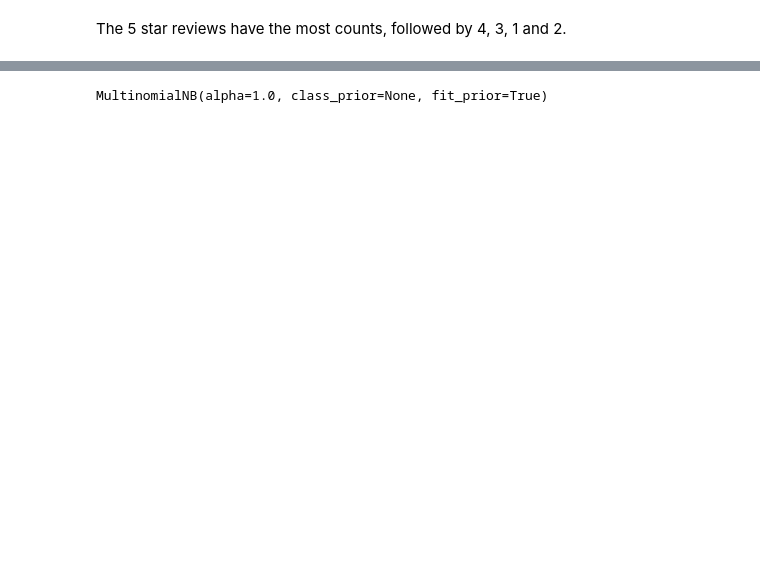
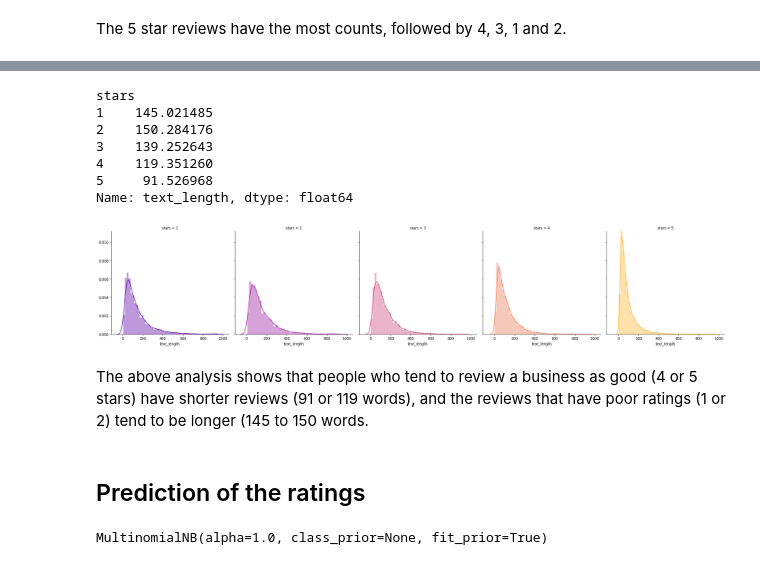
Before and after one commit to forheart81/Data-Science, a Jupyter notebook: Sentiment Analysis of the Yelp Reviews.ipynb, the cells around one changed output, grey strips where cells are left out. Drawn from its saved outputs; the diff is of its cells as text; code cells hidden in the pictures; blank space fills up the shorter version.

```diff
--- a/Sentiment Analysis of the Yelp Reviews.ipynb
+++ b/Sentiment Analysis of the Yelp Reviews.ipynb
@@ -117,3 +142,20 @@ There are 205267 unique users that wrote 308429 reviews.
+# %%
+a = sns.FacetGrid(data = review, col = 'stars', hue = 'stars', palette='plasma', size=5)
+a.map(sns.distplot, "text_length")
+review.groupby('stars').mean()['text_length']
+# %% [output]
+stars
+1    145.021485
+2    150.284176
+3    139.252643
+4    119.351260
+5     91.526968
+Name: text_length, dtype: float64
+[figure, added]
+# %% [markdown]
+The above analysis shows that people who tend to review a business as good (4 or 5 stars) have shorter reviews (91 or 119 words), and the reviews that have poor ratings (1 or 2) tend to be longer (145 to 150 words.
+# %% [markdown]
+## Prediction of the ratings
 # %%
 from sklearn.feature_extraction.text import CountVectorizer
 from sklearn.naive_bayes import MultinomialNB
```
Also changed, not shown: parts of 30 cells of this notebook.
